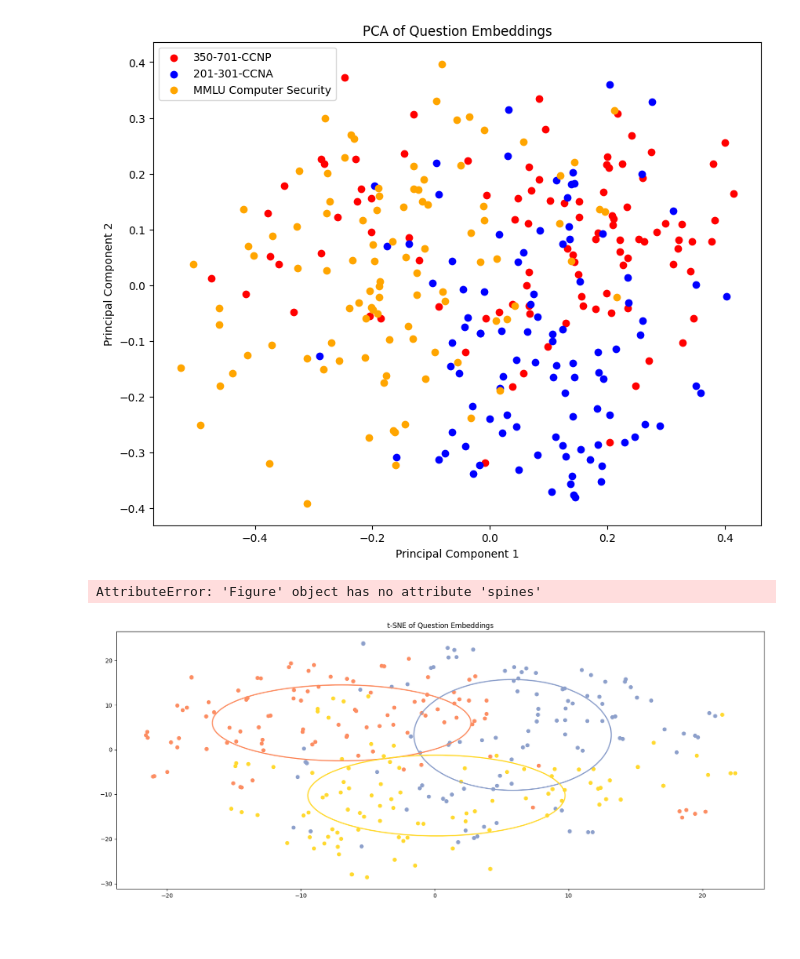
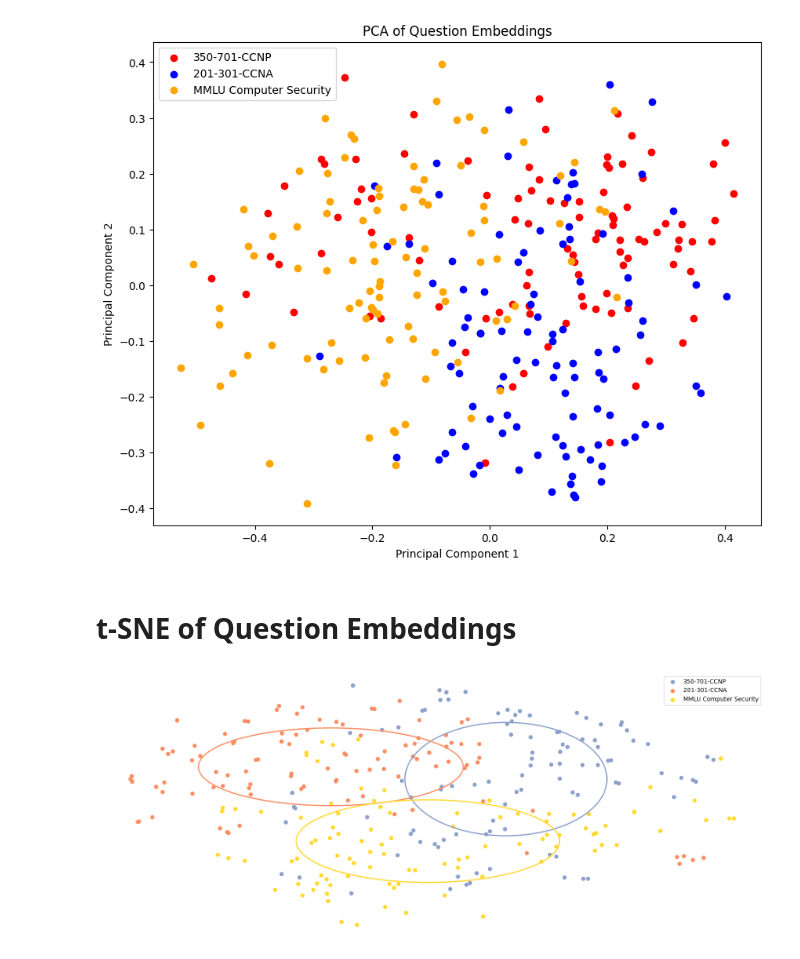
Before and after one commit to cybercampus-se/GenAICyberSecMCQA, a Jupyter notebook: src/questionbank_similarity.ipynb, the cells around one changed output. Drawn from its saved outputs; the diff is of its cells as text; code cells hidden in the pictures; blank space fills up the shorter version.

```diff
--- a/src/questionbank_similarity.ipynb
+++ b/src/questionbank_similarity.ipynb
@@ -104,6 +104,8 @@ plt.legend()
 plt.show()
 # %% [output]
 [figure]
+# %% [markdown]
+# t-SNE of Question Embeddings
 # %%
 from sklearn.manifold import TSNE
 from matplotlib.patches import Ellipse
@@ -138,33 +140,33 @@ plt.scatter(reduced_embeddings1[:, 0], reduced_embeddings1[:, 1], color=color1,
 plt.scatter(reduced_embeddings2[:, 0], reduced_embeddings2[:, 1], color=color3, label='MMLU Computer Security')
 # Draw colored oval around the points to show the clusters
 
 
 # Define the ellipse properties
 ellipse_props = {'edgecolor': 'black', 'linewidth': 2, 'fill': False}
 
 # Draw ellipses around the clusters
 ellipse0 = Ellipse(xy=(np.mean(reduced_embeddings0[:, 0]), np.mean(reduced_embeddings0[:, 1])),
                    width=np.std(reduced_embeddings0[:, 0]) * 2, height=np.std(reduced_embeddings0[:, 1]) * 2, **ellipse_props)
 ellipse1 = Ellipse(xy=(np.mean(reduced_embeddings1[:, 0]), np.mean(reduced_embeddings1[:, 1])),
                    width=np.std(reduced_embeddings1[:, 0]) * 2, height=np.std(reduced_embeddings1[:, 1]) * 2, **ellipse_props)
 ellipse2 = Ellipse(xy=(np.mean(reduced_embeddings2[:, 0]), np.mean(reduced_embeddings2[:, 1])),
                    width=np.std(reduced_embeddings2[:, 0]) * 2, height=np.std(reduced_embeddings2[:, 1]) * 2, **ellipse_props)
 
 
 # Change the colors of the ellipses according to the scatter plot
 ellipse0.set_edgecolor(color2)
 ellipse1.set_edgecolor(color1)
 ellipse2.set_edgecolor(color3)
 # Add the ellipses to the plot
 plt.gca().add_patch(ellipse0)
 plt.gca().add_patch(ellipse1)
 plt.gca().add_patch(ellipse2)
 
-plt.title('t-SNE of Question Embeddings')
 # drop all axes
 plt.axis('off')
 plt.legend()
+
+plt.savefig("tsne_overlap.png", dpi=600, bbox_inches='tight')
 plt.show()
 # %% [output]
-AttributeError: 'Figure' object has no attribute 'spines'
-[figure, old version]
+[figure, new version]
```
Also changed, not shown: 37 other files.
